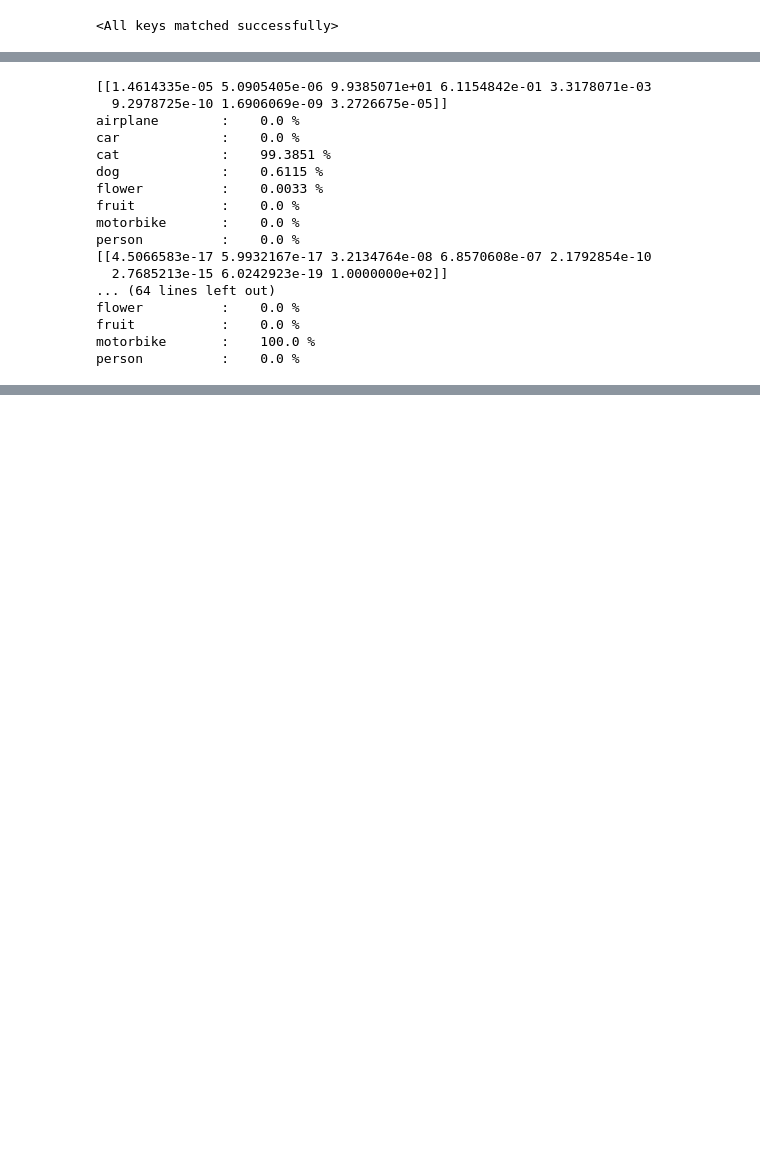
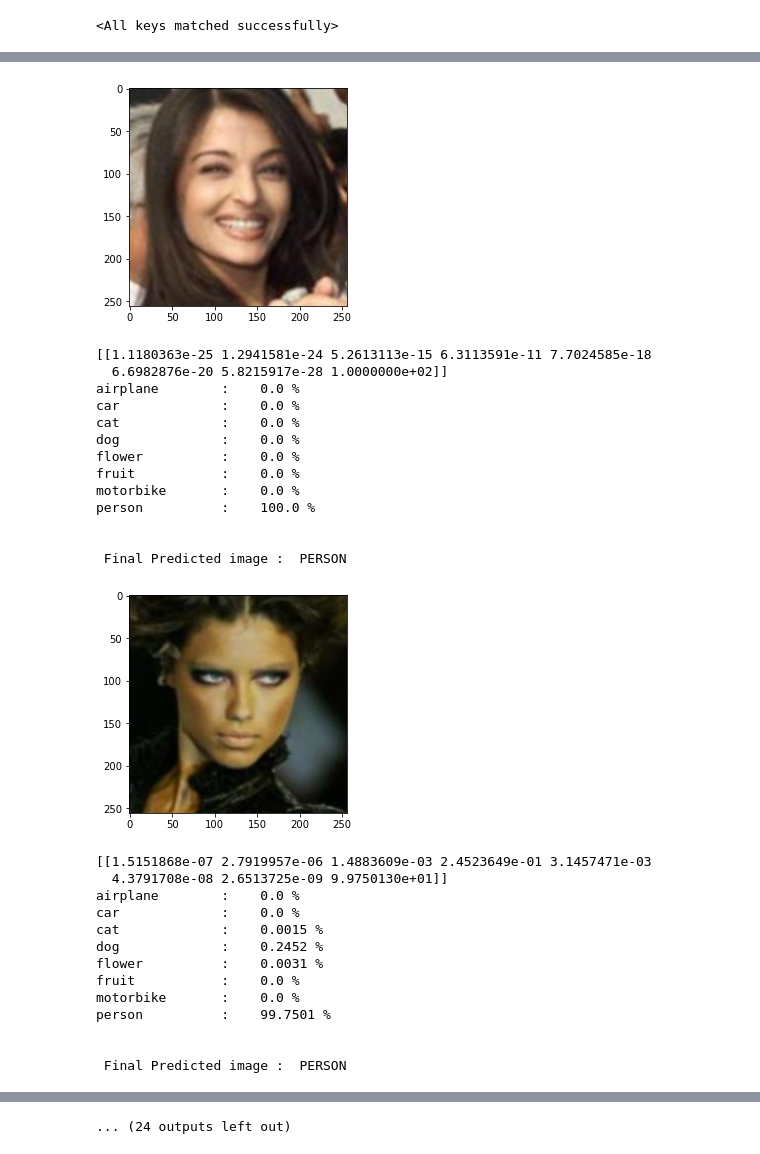
Before and after one commit to SumanGudikandula/Natural_Image_detector, a Jupyter notebook: Natural_Image_Classifier.ipynb, the cells around one changed output, grey strips where cells are left out. Drawn from its saved outputs; the diff is of its cells as text; code cells hidden in the pictures; blank space fills up the shorter version.

```diff
--- a/Natural_Image_Classifier.ipynb
+++ b/Natural_Image_Classifier.ipynb
@@ -323,8 +345,11 @@ frame.place(x=800, y=120)
 
 from PIL import Image
 from torch.autograd import Variable
+import matplotlib.image as mpimg
 
 def get_probabilities(image):
+  imgplot = plt.imshow(image)
+  plt.show()
   image = transformer(image)
   image = image.float()
   image = Variable(image, requires_grad=True)
@@ -341,7 +366,8 @@ def get_probabilities(image):
   for i,j in enumerate(probabilities[0]):
     str_display = classes[i].ljust(15, ' ')  + ':   ' +  str(round(j*100,4)) + '%\n'
     text.insert(END, str_display)
-    #print(classes[i].ljust(15, ' ') ,':   ', round(j*100,4),'%')
+    print(classes[i].ljust(15, ' ') ,':   ', round(j*100,4),'%')
+  print('\n\n Final Predicted image : ', classes[predicted.tolist()[0]].upper())
 
 
 def upload_file():
@@ -352,47 +378,58 @@ def upload_file():
     filename = filedialog.askopenfilename(filetypes=f_types)
     img=Image.open(filename)
     image2= img
     get_probabilities(img)
     img_resized=img.resize((500,400)) # new width & height
     img=ImageTk.PhotoImage(img_resized)
     label = Label(frame, image = img)
     label.pack()
 
 
 def close():
    win.destroy()
 
 b1 = tk.Button(win,text='Upload \nPhoto', width=20,command = lambda:upload_file())
 b1.config(font=('times', 12, 'bold'))
 b1.place(x=1000, y=600)
 
 font = ('black', 10, 'bold')
 probabilities = Label(win, text='Probabilities of each class')
 probabilities.config(bg='white', fg='dark goldenrod')
 probabilities.config(font=('times', 12, 'bold'))
 probabilities.config(height=3, width=20)
 probabilities.place(x=300, y=600)
 
 exitButton = Button(win, text="Exit", command=close)
 exitButton.place(x=1200, y=600)
 exitButton.config(font=('times', 12, 'bold'))
 
 win.mainloop()  # Keep the window open
 # %% [output]
+[figure, added]
-[[1.4614335e-05 5.0905405e-06 9.9385071e+01 6.1154842e-01 3.3178071e-03
-  9.2978725e-10 1.6906069e-09 3.2726675e-05]]
+[[1.1180363e-25 1.2941581e-24 5.2613113e-15 6.3113591e-11 7.7024585e-18
+  6.6982876e-20 5.8215917e-28 1.0000000e+02]]
 airplane        :    0.0 %
 car             :    0.0 %
-cat             :    99.3851 %
-dog             :    0.6115 %
-flower          :    0.0033 %
+cat             :    0.0 %
+dog             :    0.0 %
+flower          :    0.0 %
 fruit           :    0.0 %
 motorbike       :    0.0 %
-person          :    0.0 %
-[[4.5066583e-17 5.9932167e-17 3.2134764e-08 6.8570608e-07 2.1792854e-10
-  2.7685213e-15 6.0242923e-19 1.0000000e+02]]
-... (64 lines left out)
-flower          :    0.0 %
-fruit           :    0.0 %
-motorbike       :    100.0 %
-person          :    0.0 %
+person          :    100.0 %
+
+
+ Final Predicted image :  PERSON
+[figure, added]
+[[1.5151868e-07 2.7919957e-06 1.4883609e-03 2.4523649e-01 3.1457471e-03
+  4.3791708e-08 2.6513725e-09 9.9750130e+01]]
+airplane        :    0.0 %
+car             :    0.0 %
+cat             :    0.0015 %
+dog             :    0.2452 %
+flower          :    0.0031 %
+fruit           :    0.0 %
+motorbike       :    0.0 %
+person          :    99.7501 %
+
+
+ Final Predicted image :  PERSON
@@ -398,0 +492 @@ person          :    0.0 %
+... (24 outputs left out)
```
Also changed, not shown: parts of 11 cells of this notebook, 1 other file.
